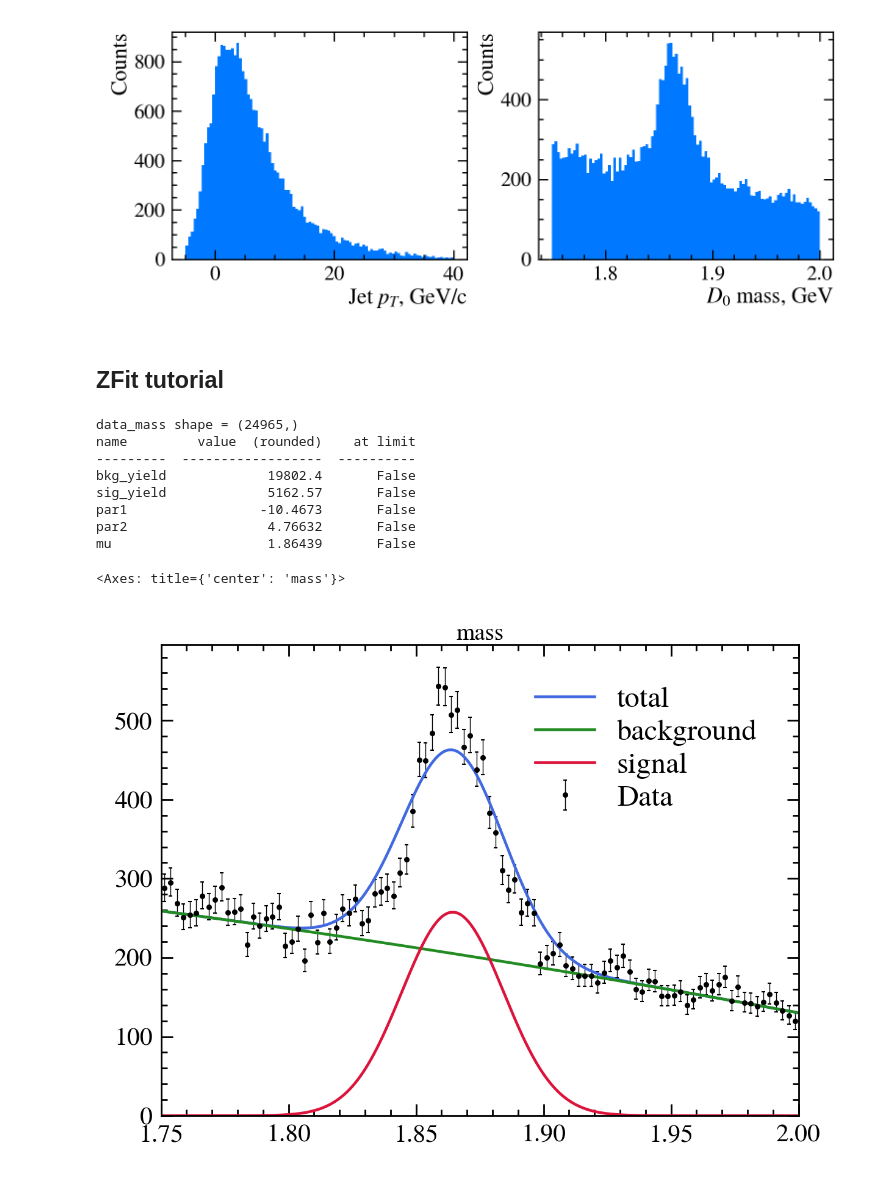
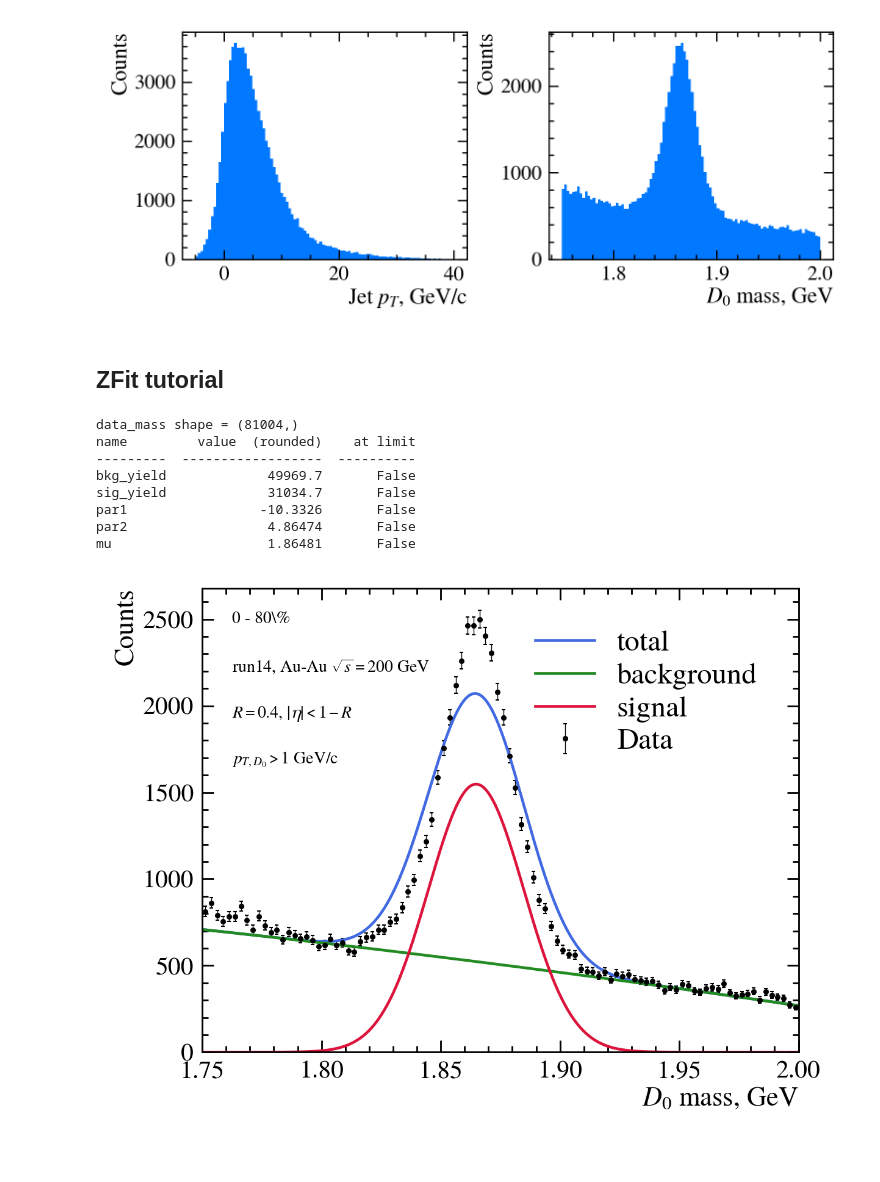
Before and after one commit to aprozo/star, a Jupyter notebook: splot/d0splotPol.ipynb, the cells around one changed output. Cells and saved outputs as stored; diff of their text form; code cells hidden in the pictures.

```diff
--- a/splot/d0splotPol.ipynb
+++ b/splot/d0splotPol.ipynb
@@ -37,14 +37,14 @@ trees[0].keys()
  'lambda_1_3',
  'z']
 # %%
-with uproot.open("/home/prozorov/dev/star/D0_jets_2014_231030.root") as exp_file:
+with uproot.open("/home/prozorov/dev/star/OUTPUT_2014_20012024.root") as exp_file:
     exp_tree = exp_file['Jets']
-    exp = exp_tree.arrays(["jet_pt_corr","pseudorapidity","jet_phi","D0mass",
+    exp = exp_tree.arrays(["jet_pt_corr","pseudorapidity","D0mass",
     "lambda_1_1", "lambda_1_1half", "lambda_1_2","lambda_1_3","z" ,
     "D0_r","D0_pT"
 
 
-    ], cut="(centrality==8) & (D0mass > 1.75) & (D0mass<2.0)",library='pd')
+    ], cut="(D0mass > 1.75) & (D0mass<2.0) & (D0_pT > 1)",library='pd')
     exp.rename(columns={"jet_pt_corr": "pt", "D0mass":"mass"}, inplace=True)
 # %%
 plt.figure(figsize=[15, 6])
@@ -58,7 +58,7 @@ plt.xlabel("$D_0$ mass, GeV")
 plt.ylabel("Counts")
 plt.show()
 # %% [output]
-[figure, old version]
+[figure, new version]
 # %% [markdown]
 ## ZFit tutorial
 # %%
@@ -116,14 +116,14 @@ minimizer = zfit.minimize.Minuit(use_minuit_grad=True)
 result_sw = minimizer.minimize(nll_sw)
 print(result_sw.params)
 # %% [output]
-data_mass shape = (24965,)
+data_mass shape = (81004,)
 name         value  (rounded)    at limit
 ---------  ------------------  ----------
-bkg_yield             19802.4       False
-sig_yield             5162.57       False
-par1                 -10.4673       False
-par2                  4.76632       False
-mu                    1.86439       False
+bkg_yield             49969.7       False
+sig_yield             31034.7       False
+par1                 -10.3326       False
+par2                  4.86474       False
+mu                    1.86481       False
 # %%
 def plot_fit_projection(model, data, nbins=30, ax=None):
     # The function will be reused.
@@ -147,18 +147,32 @@ def plot_fit_projection(model, data, nbins=30, ax=None):
         ym = m.ext_pdf(x) * binwidth
         ax.plot(x, ym, label=l, color=c)
 
-    ax.set_title(data.data_range.obs[0])
+    # ax.set_title(data.data_range.obs[0])
     ax.set_xlim(lower, upper)
     ax.legend(fontsize=35)
+    ax.set_xlabel("$D_0$ mass, GeV")
+    ax.set_ylabel("Counts")
 
+    # put stamp
+    line_0=r'0 - 80\%'
+    line_1=r'run14, Au-Au $\sqrt{s}=200$ GeV'
+    line_2=r'$R=0.4$, $|\eta|<1-R$'
+    line_3=r'$p_{T,D_0}>1$ GeV/c'
+
+    ax.text(0.05, 0.95, line_0, ha='left', va='top', transform=ax.transAxes, fontsize=20)
+    ax.text(0.05, 0.85, line_1, ha='left', va='top', transform=ax.transAxes, fontsize=20)
+    ax.text(0.05, 0.75, line_2, ha='left', va='top', transform=ax.transAxes, fontsize=20)
+    ax.text(0.05, 0.65, line_3, ha='left', va='top', transform=ax.transAxes, fontsize=20)
+
+
+    plt.savefig("fit.pdf")
     return ax
 # %%
 # Visualization of the result.
 zfit.param.set_values(nll_sw.get_params(), result_sw)
-plot_fit_projection(model, data_sw, nbins=100)
+ax=plot_fit_projection(model, data_sw, nbins=100)
 # %% [output]
-<Axes: title={'center': 'mass'}>
-[figure, old version]
+[figure, new version]
 # %%
 from hepstats.splot import compute_sweights
 weights = compute_sweights(model, data_sw)
```
Also changed, not shown: parts of 6 cells of this notebook, 51 other files.
